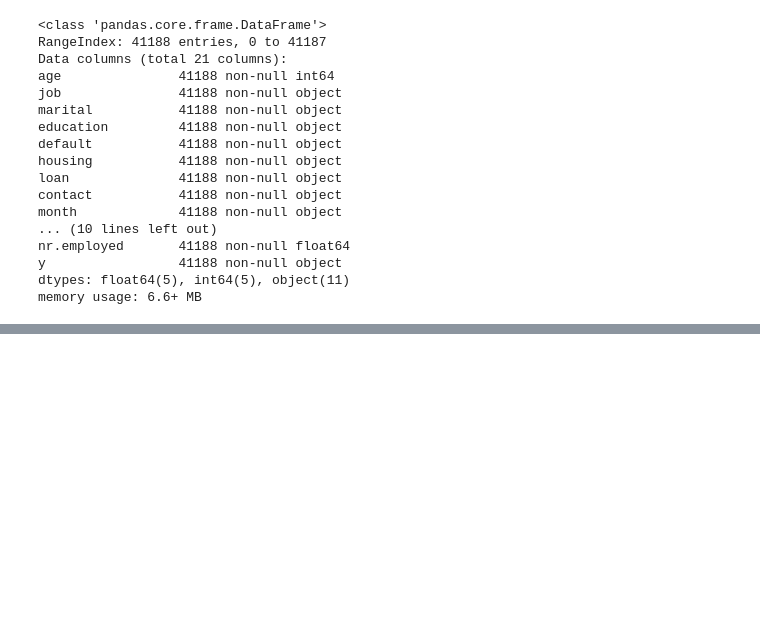
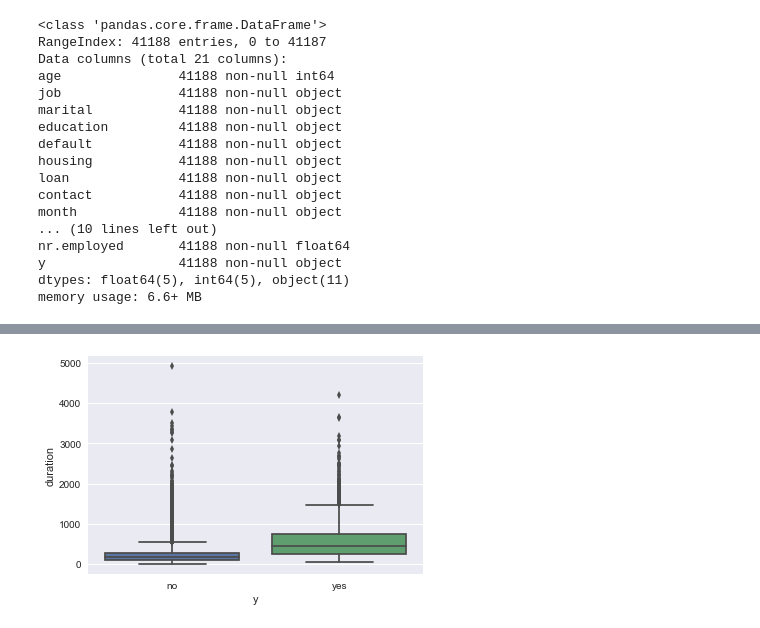
Before and after one commit to leighirving/bank-marketing, a Jupyter notebook: campaign-classification.ipynb, the cells around one changed output, grey strips where cells are left out. Cells and saved outputs as stored; diff of their text form; code cells hidden in the pictures; blank space fills up the shorter version.

```diff
--- a/campaign-classification.ipynb
+++ b/campaign-classification.ipynb
@@ -70,0 +81,4 @@ data.describe()
+# %%
+sns.boxplot(x='y', y='duration',data=data);
+# %% [output]
+[figure, added]
```
Also changed, not shown: parts of 9 cells of this notebook.
